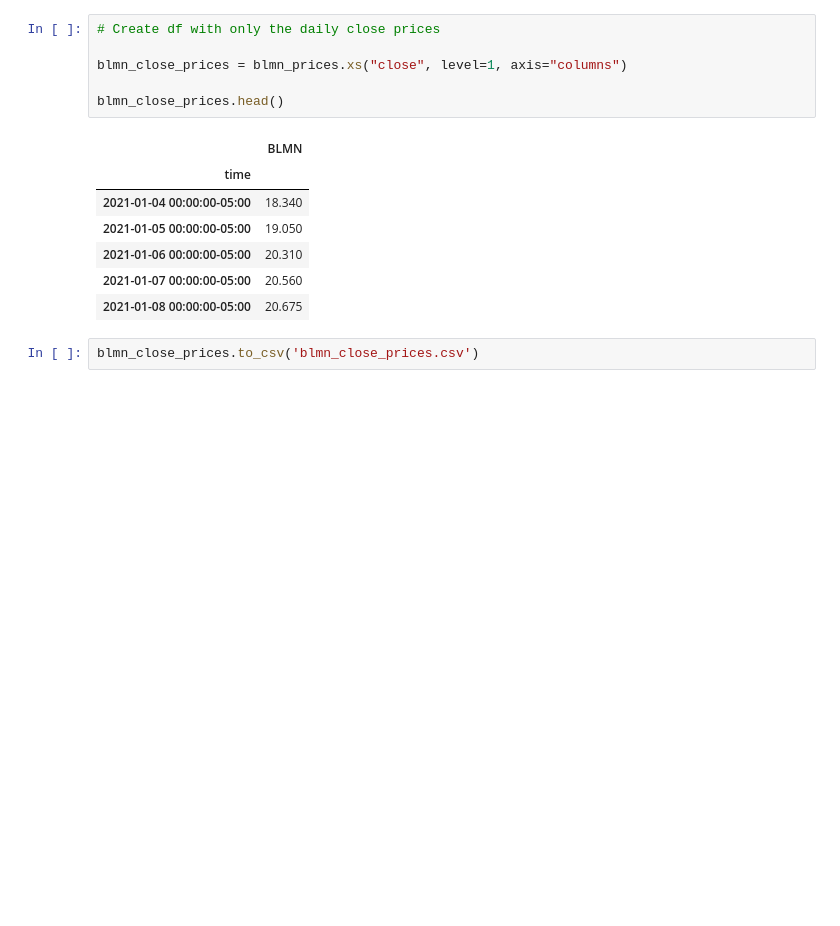
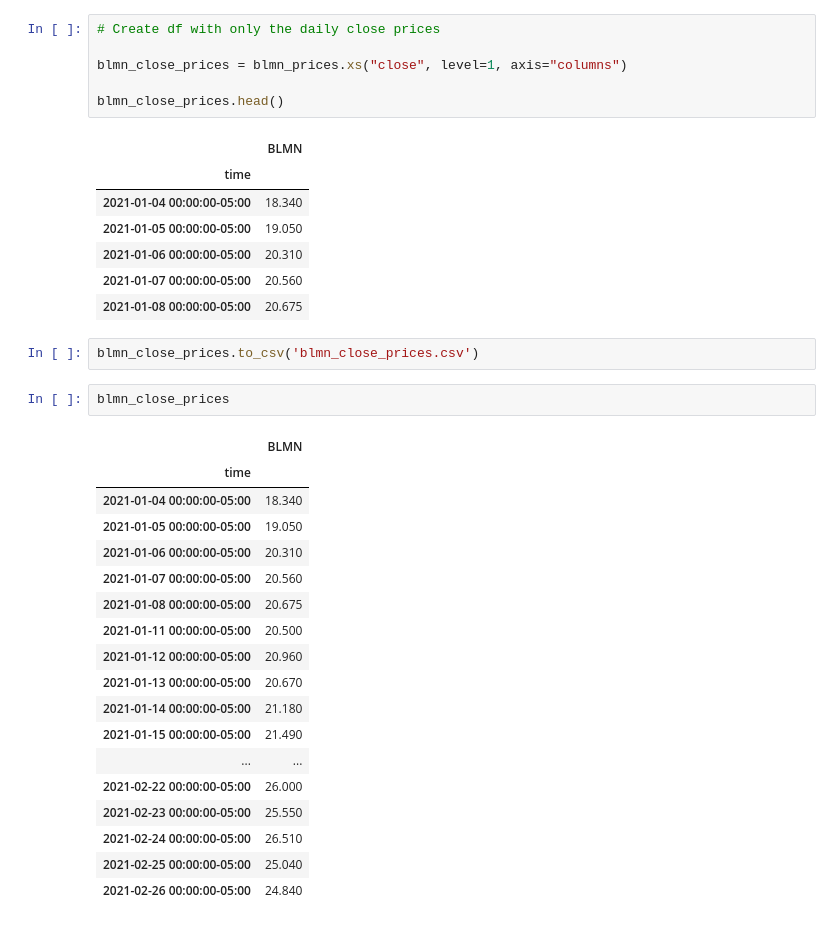
Before and after one commit to lindseyhardouin/Weather_Affects_using_Machine_Learning, a Jupyter notebook: blmn_prices.ipynb, the cells around one changed output. Drawn from its saved outputs; the diff is of its cells as text; blank space fills up the shorter version.

```diff
--- a/blmn_prices.ipynb
+++ b/blmn_prices.ipynb
@@ -99,3 +99,24 @@ blmn_close_prices.head()
 | 2021-01-08 00:00:00-05:00 | 20.675 |
 # %%
 blmn_close_prices.to_csv('blmn_close_prices.csv')
+# %%
+blmn_close_prices
+# %% [output]
+|  | BLMN |
+| time |  |
+| 2021-01-04 00:00:00-05:00 | 18.340 |
+| 2021-01-05 00:00:00-05:00 | 19.050 |
+| 2021-01-06 00:00:00-05:00 | 20.310 |
+| 2021-01-07 00:00:00-05:00 | 20.560 |
+| 2021-01-08 00:00:00-05:00 | 20.675 |
+| 2021-01-11 00:00:00-05:00 | 20.500 |
+| 2021-01-12 00:00:00-05:00 | 20.960 |
+| 2021-01-13 00:00:00-05:00 | 20.670 |
+| 2021-01-14 00:00:00-05:00 | 21.180 |
+| 2021-01-15 00:00:00-05:00 | 21.490 |
+| ... | ... |
+| 2021-02-22 00:00:00-05:00 | 26.000 |
+| 2021-02-23 00:00:00-05:00 | 25.550 |
+| 2021-02-24 00:00:00-05:00 | 26.510 |
+| 2021-02-25 00:00:00-05:00 | 25.040 |
+| 2021-02-26 00:00:00-05:00 | 24.840 |
```
Also changed, not shown: 1 other file.
